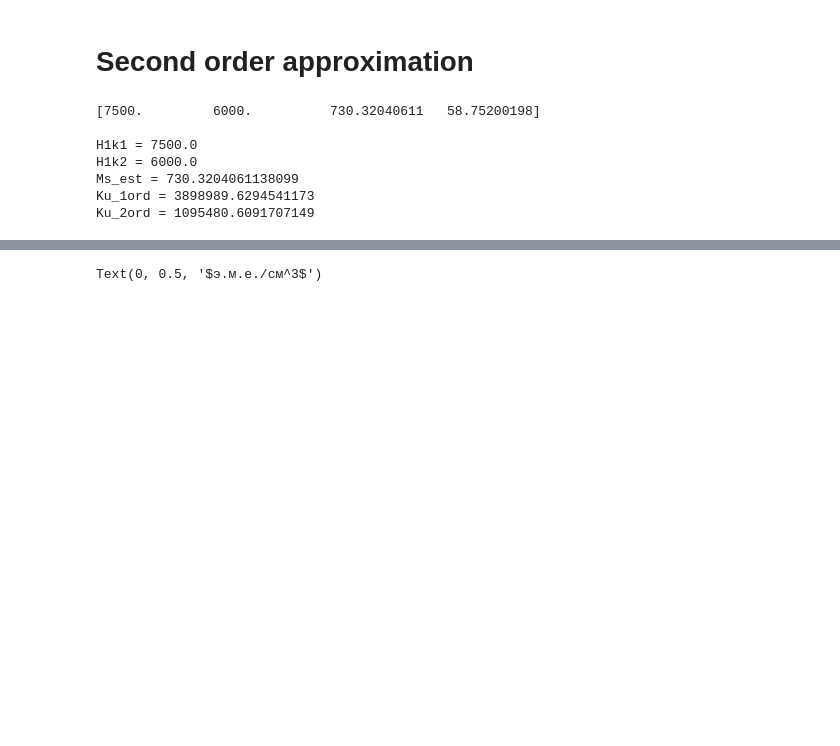
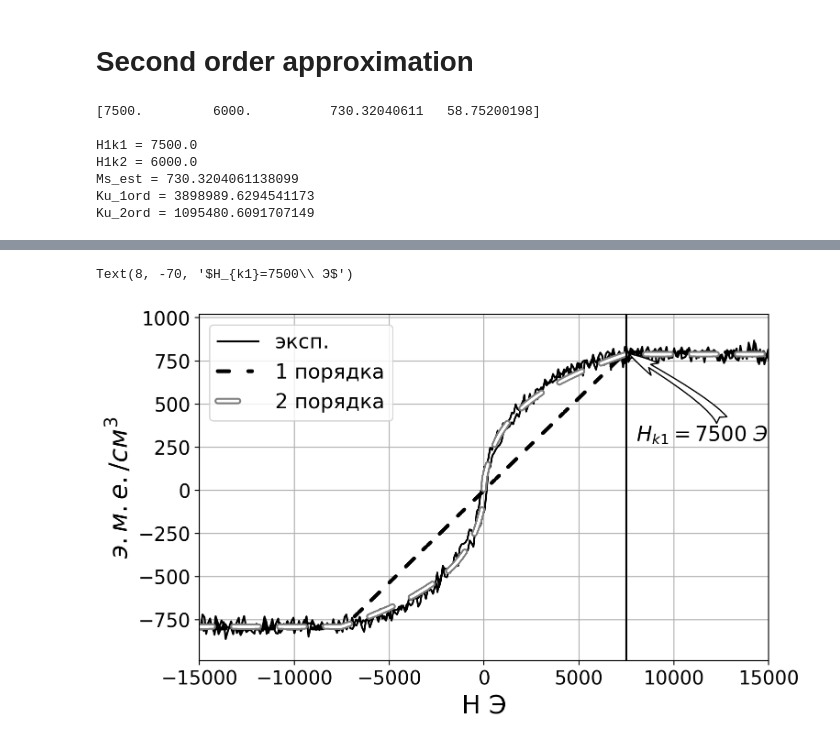
Before and after one commit to sashabusse/LLG_INT, a Jupyter notebook: hysteresis.ipynb, the cells around one changed output, grey strips where cells are left out. Saved outputs shown, nothing was run; the diff lists cells and outputs as text; code cells hidden in the pictures; blank space fills up the shorter version.

```diff
--- a/hysteresis.ipynb
+++ b/hysteresis.ipynb
@@ -141,7 +152,9 @@ def func_to_fit_2nd_order(Hx, H1k1, H1k2, Ms, C):
 
     return np.array(ans) + np.array(Cp)
 # %%
-%matplotlib notebook
+%matplotlib inline
+
+import matplotlib.patheffects as pe
 from scipy.optimize import curve_fit
 
 
@@ -179,16 +192,29 @@ print()
 
 
 
-plt.figure(figsize=(6,4))
+plt.figure(figsize=(8,5), dpi=200)
+plt.xticks(fontsize=15)
+plt.yticks(fontsize=15)
 plt.plot()
 plt.plot(hyst1.H, hyst1.M, color='black', label="эксп.")
-plt.plot(hyst1.H, func_to_fit(hyst1.H, 0.,800.,1.,0.107), color='orange', label="1 порядка")
-plt.plot(hyst1.H, func_to_fit_2nd_order(hyst1.H, *par), color='red', label='2 порядка')
-plt.legend()
+plt.plot(hyst1.H, func_to_fit(hyst1.H, 0.,800.,1.,0.107),
+         color='black', label="1 порядка", linestyle=(0, (3, 5, 1, 10, 1, 5)), linewidth=3, dash_capstyle='round')
+plt.plot(hyst1.H, func_to_fit_2nd_order(hyst1.H, *par),
+         color='white', label='2 порядка', linewidth=2, linestyle=(0, (8, 10)),
+         path_effects=[pe.Stroke(linewidth=5, foreground='grey'), pe.Normal()], dash_capstyle='round')
+plt.legend(fontsize = 16)
 plt.grid(True)
 plt.xlim([-15e3, 15e3])
-plt.xlabel("H Э")
-plt.ylabel(r"$э.м.е./см^3$")
+plt.xlabel("H Э", fontsize=20)
+plt.ylabel(r"$э.м.е./см^3$", fontsize=20)
+plt.savefig("graphs/hyst1", dpi=300)
+plt.axvline(7500, 0, 1, color='k', linestyle='-')
+
+plt.annotate(r"$H_{k1}=7500\ Э$", fontsize=16, xy=(7500, 800),  xycoords='data',
+            xytext=(8, -70), textcoords='offset points',
+            arrowprops=dict(arrowstyle="fancy,head_length=1.5,head_width=0.7,tail_width=0.6",
+                            connectionstyle="angle3,angleA=0,angleB=-30",
+                            fc="1", ec="0"))
 # %% [output]
 [7500.         6000.          730.32040611   58.75200198]
 
@@ -202,4 +226,5 @@ Ku_2ord = 1095480.6091707149
-Text(0, 0.5, '$э.м.е./см^3$')
+Text(8, -70, '$H_{k1}=7500\\ Э$')
+[figure, added]
 # %%
 def energy_2_layer(tet, H, Ms, Ku_1ord, Ku_2ord, J):
     Ev = (Ku_1ord - 2*np.pi*(Ms**2))*(np.sin(tet)**2) + Ku_2ord*(np.sin(tet)**4) - H*Ms*np.sin(tet)
```
Also changed, not shown: parts of 3 cells of this notebook, 6 other files.
